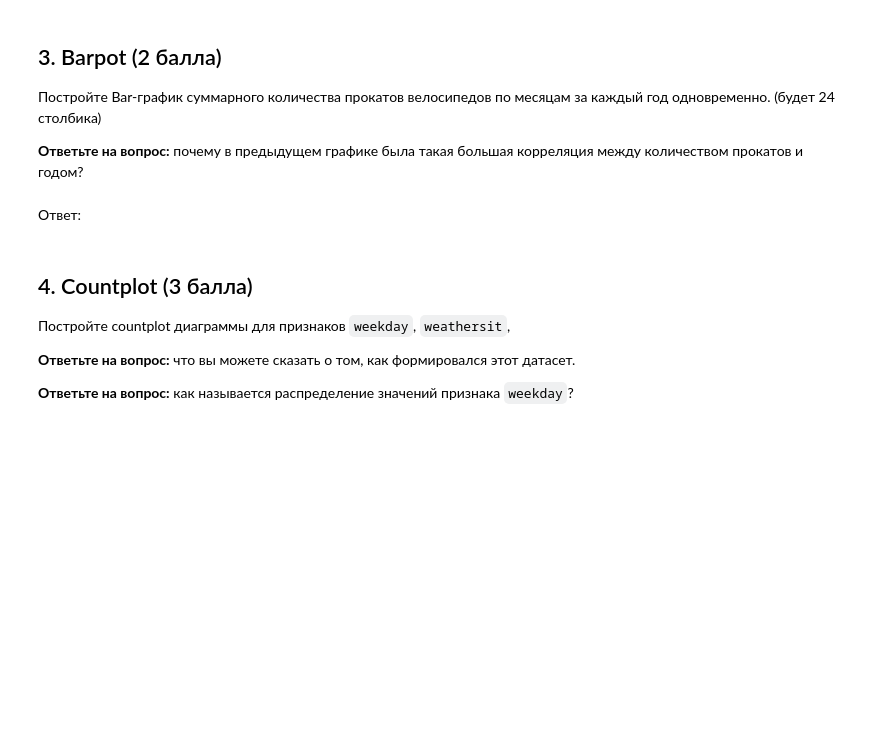
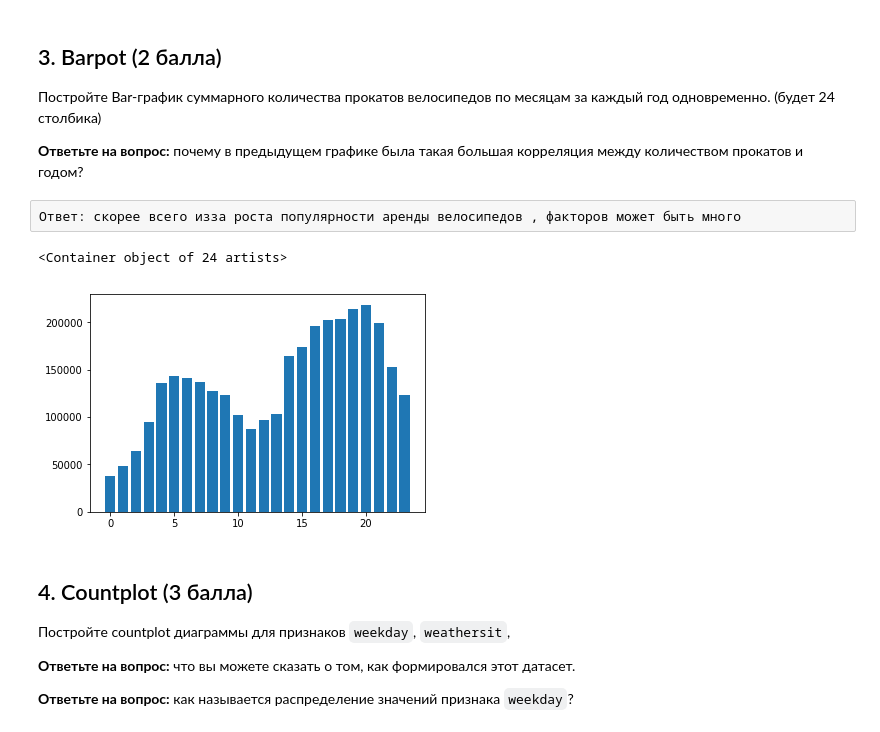
Before and after one commit to RobinGadik/it.sevenbits.ML, a Jupyter notebook: homework-03.ipynb, the cells around one changed output. Cells and saved outputs as stored; diff of their text form; code cells hidden in the pictures; blank space fills up the shorter version.

```diff
--- a/homework-03.ipynb
+++ b/homework-03.ipynb
@@ -100,8 +149,13 @@ _(чем больше значение, тем больше прокатов и
 Постройте Bar-график суммарного количества прокатов велосипедов по месяцам за каждый год одновременно. (будет 24 столбика)
 
 **Ответьте на вопрос:** почему в предыдущем графике была такая большая корреляция между количеством прокатов и годом?
-# %% [markdown]
-Ответ:
+# %% [raw]
+Ответ: скорее всего изза роста популярности аренды велосипедов , факторов может быть много
+# %%
+plt.bar(range(0,24),df.groupby(by=['yr','mnth']).agg(np.sum)['cnt'])
+# %% [output]
+<Container object of 24 artists>
+[figure, added]
 # %% [markdown]
 ## 4. Countplot (3 балла)
 
```
Also changed, not shown: parts of 28 cells of this notebook.
